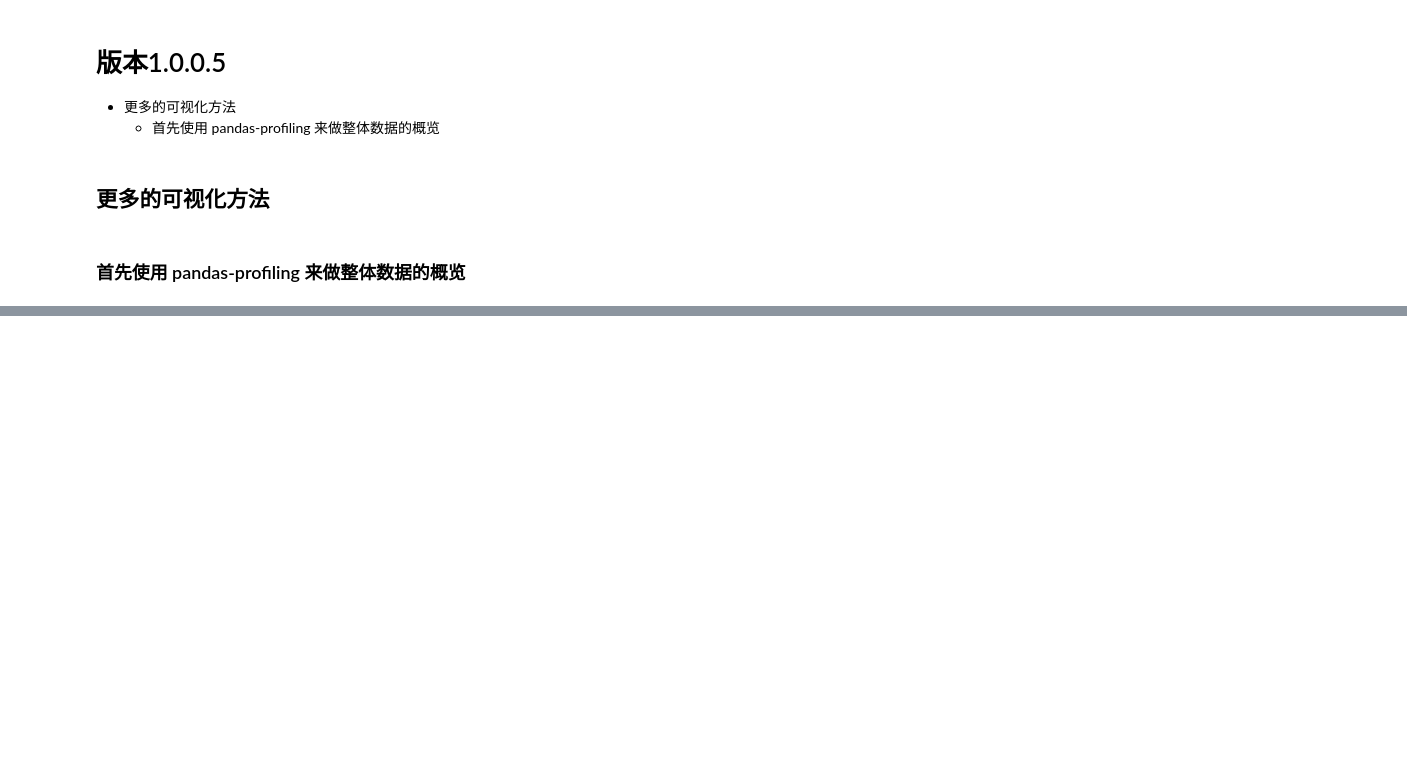
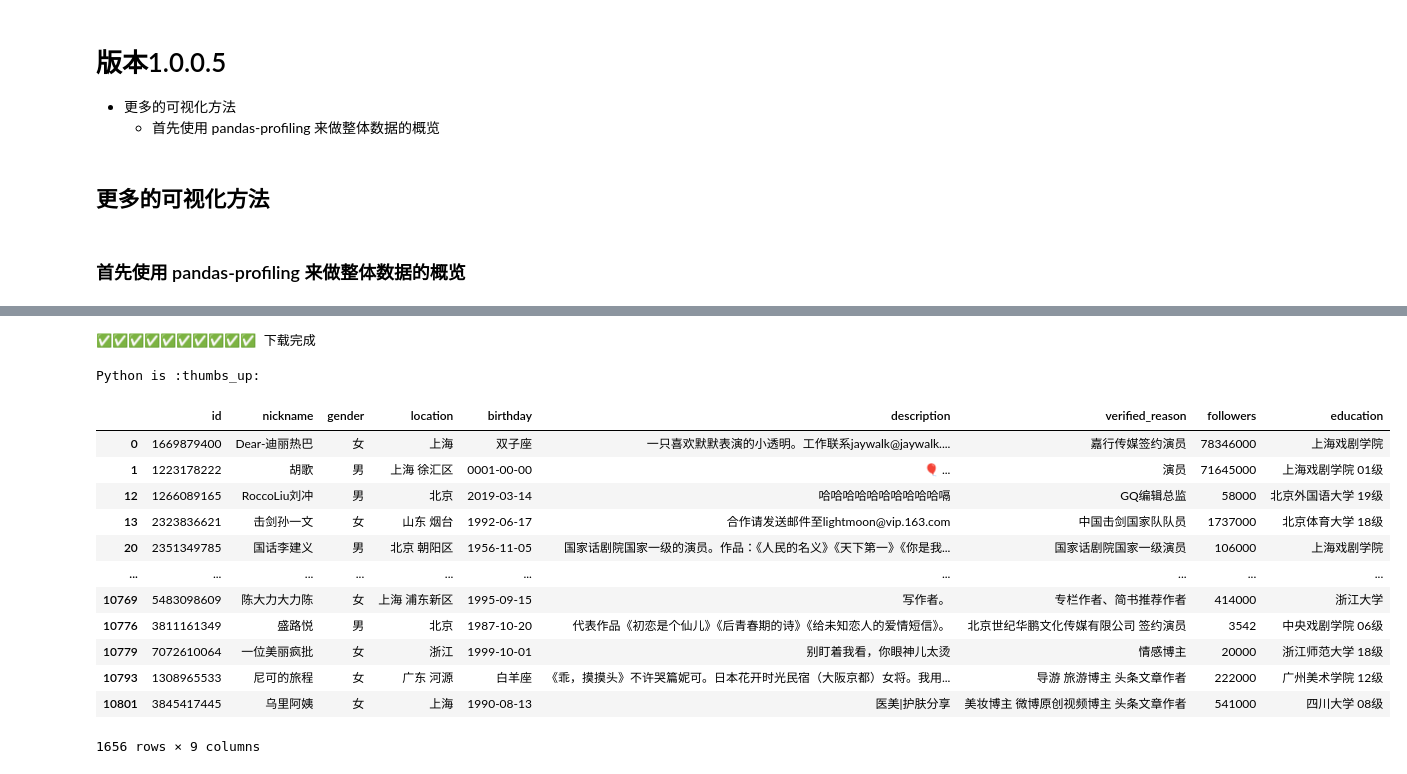
Before and after one commit to CYang828/datasetstation, a Jupyter notebook: examples/版本1.0.0.5.ipynb, the cells around one changed output, grey strips where cells are left out. Drawn from its saved outputs; the diff is of its cells as text; code cells hidden in the pictures; blank space fills up the shorter version.

```diff
--- a/examples/版本1.0.0.5.ipynb
+++ b/examples/版本1.0.0.5.ipynb
@@ -20,0 +19,28 @@ quick_analysis(dataset)
+# %%
+from datasetstore import load_dataset
+
+dataset = load_dataset("chinese-person-profile-10k")
+df = dataset.to_pandas()
+# %% [output]
+✅✅✅✅✅✅✅✅✅✅ 下载完成
+# %%
+print(emoji.demojize('Python is 👍'))
+# %% [output]
+Python is :thumbs_up:
+# %%
+df.dropna(axis=0, how='any', inplace=True)
+df
+# %% [output]
+|  | id | nickname | gender | location | birthday | description | verified_reason | followers | education |
+| 0 | 1669879400 | Dear-迪丽热巴 | 女 | 上海 | 双子座 | 一只喜欢默默表演的小透明。工作联系jaywalk@jaywalk.... | 嘉行传媒签约演员 | 78346000 | 上海戏剧学院 |
+| 1 | 1223178222 | 胡歌 | 男 | 上海 徐汇区 | 0001-00-00 | 🎈 ... | 演员 | 71645000 | 上海戏剧学院 01级 |
+| 12 | 1266089165 | RoccoLiu刘冲 | 男 | 北京 | 2019-03-14 | 哈哈哈哈哈哈哈哈哈哈嗝 | GQ编辑总监 | 58000 | 北京外国语大学 19级 |
+| 13 | 2323836621 | 击剑孙一文 | 女 | 山东 烟台 | 1992-06-17 | 合作请发送邮件至lightmoon@vip.163.com | 中国击剑国家队队员 | 1737000 | 北京体育大学 18级 |
+| 20 | 2351349785 | 国话李建义 | 男 | 北京 朝阳区 | 1956-11-05 | 国家话剧院国家一级的演员。作品：《人民的名义》《天下第一》《你是我... | 国家话剧院国家一级演员 | 106000 | 上海戏剧学院 |
+| ... | ... | ... | ... | ... | ... | ... | ... | ... | ... |
+| 10769 | 5483098609 | 陈大力大力陈 | 女 | 上海 浦东新区 | 1995-09-15 | 写作者。 | 专栏作者、简书推荐作者 | 414000 | 浙江大学 |
+| 10776 | 3811161349 | 盛路悦 | 男 | 北京 | 1987-10-20 | 代表作品《初恋是个仙儿》《后青春期的诗》《给未知恋人的爱情短信》。 | 北京世纪华鹏文化传媒有限公司 签约演员 | 3542 | 中央戏剧学院 06级 |
+| 10779 | 7072610064 | 一位美丽疯批 | 女 | 浙江 | 1999-10-01 | 别盯着我看，你眼神儿太烫 | 情感博主 | 20000 | 浙江师范大学 18级 |
+| 10793 | 1308965533 | 尼可的旅程 | 女 | 广东 河源 | 白羊座 | 《乖，摸摸头》不许哭篇妮可。日本花开时光民宿（大阪京都）女将。我用... | 导游 旅游博主 头条文章作者 | 222000 | 广州美术学院 12级 |
+| 10801 | 3845417445 | 乌里阿姨 | 女 | 上海 | 1990-08-13 | 医美|护肤分享 | 美妆博主 微博原创视频博主 头条文章作者 | 541000 | 四川大学 08级 |
+1656 rows × 9 columns
```
Also changed, not shown: parts of 5 cells of this notebook, 10 other files.
